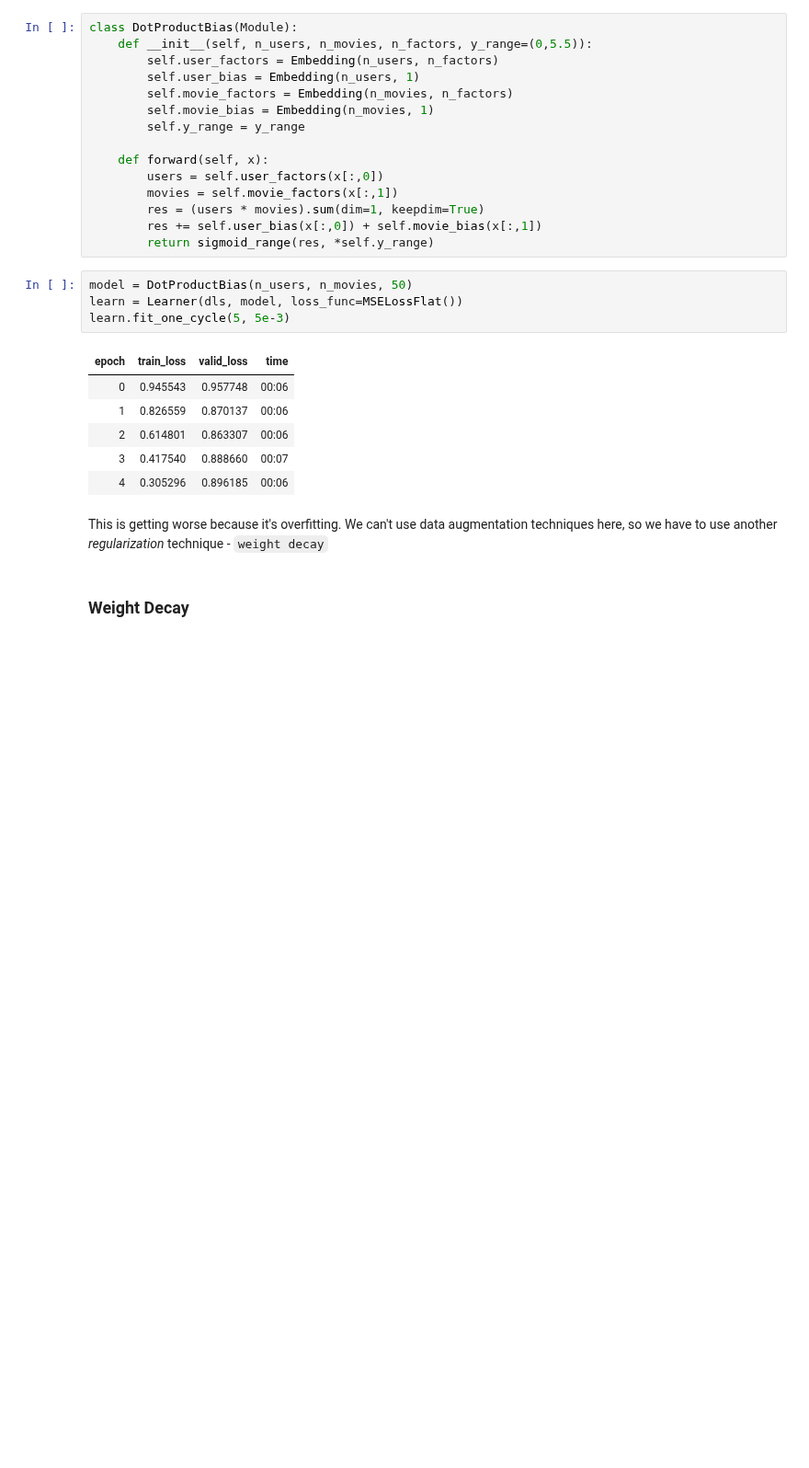
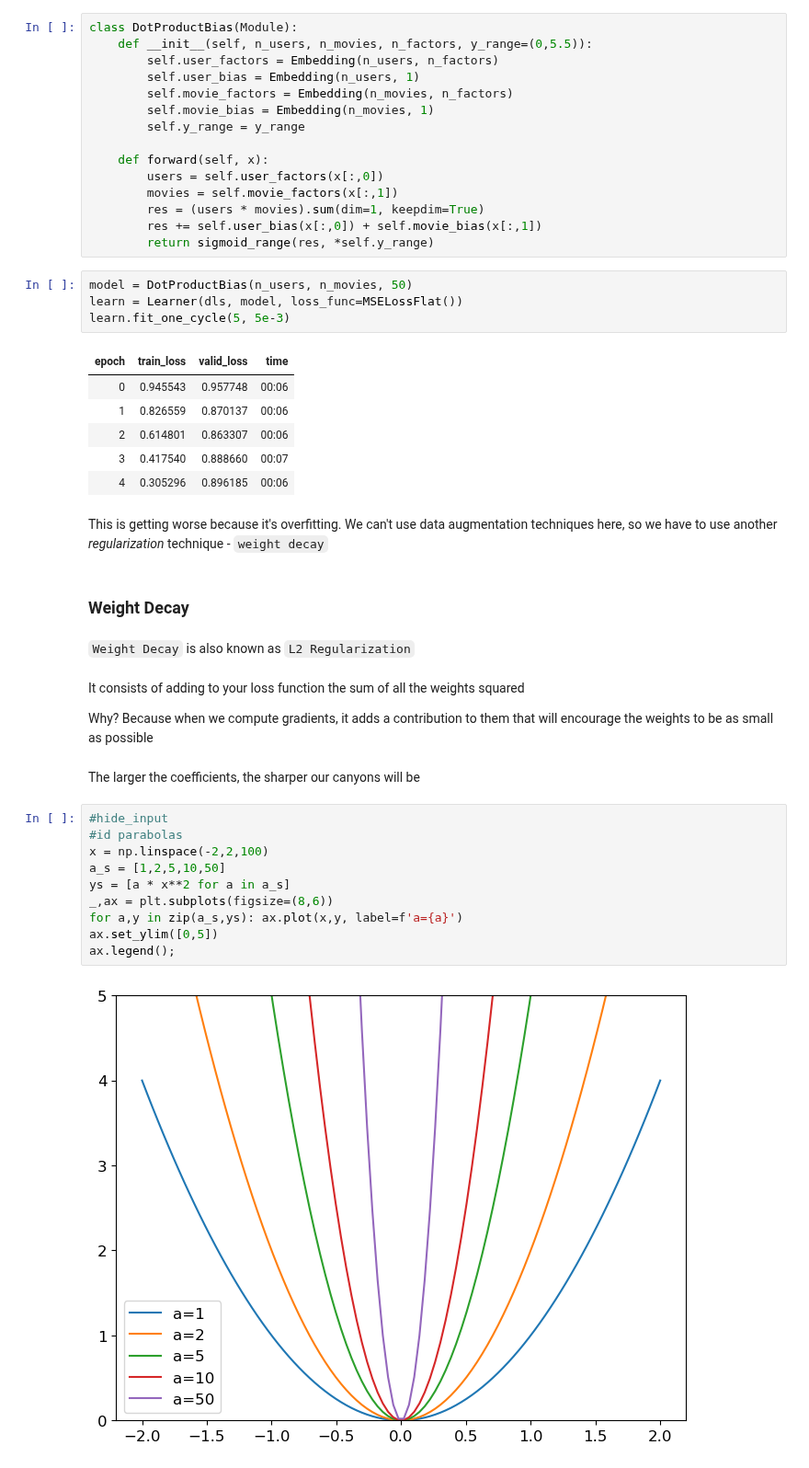
Before and after one commit to peterbull/deep-learning-projects, a Jupyter notebook: ch_8_notes/08_collab.ipynb, the cells around one changed output. Shown at 92% size. Cells and saved outputs as stored; diff of their text form; blank space fills up the shorter version.

```diff
--- a/ch_8_notes/08_collab.ipynb
+++ b/ch_8_notes/08_collab.ipynb
@@ -449,3 +449,23 @@ learn.fit_one_cycle(5, 5e-3)
 This is getting worse because it's overfitting. We can't use data augmentation techniques here, so we have to use another *regularization* technique - `weight decay`
 # %% [markdown]
 ### Weight Decay
+# %% [markdown]
+`Weight Decay` is also known as `L2 Regularization`
+# %% [markdown]
+It consists of adding to your loss function the sum of all the weights squared
+
+Why? Because when we compute gradients, it adds a contribution to them that will encourage the weights to be as small as possible
+# %% [markdown]
+The larger the coefficients, the sharper our canyons will be
+# %%
+#hide_input
+#id parabolas
+x = np.linspace(-2,2,100)
+a_s = [1,2,5,10,50]
+ys = [a * x**2 for a in a_s]
+_,ax = plt.subplots(figsize=(8,6))
+for a,y in zip(a_s,ys): ax.plot(x,y, label=f'a={a}')
+ax.set_ylim([0,5])
+ax.legend();
+# %% [output]
+[figure, added]
```
Also changed, not shown: parts of 6 cells of this notebook.
